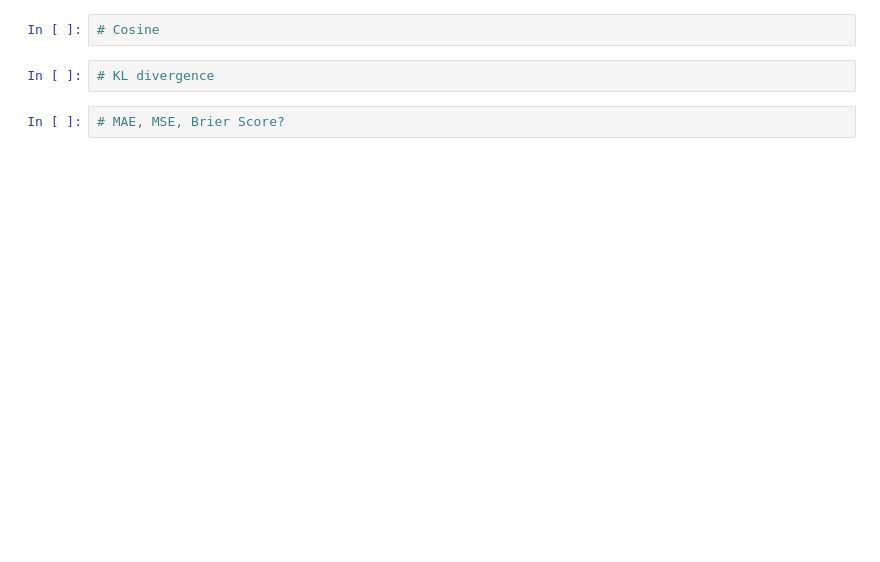
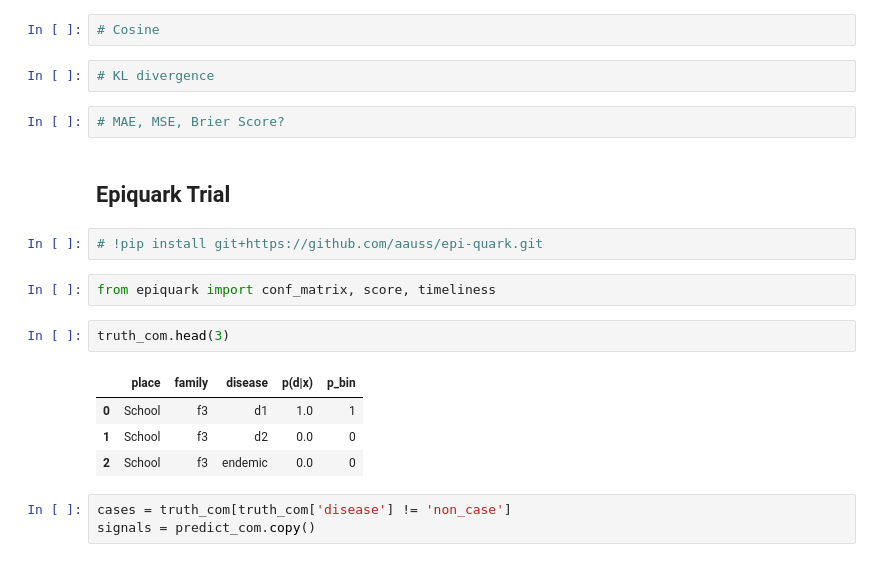
Before and after one commit to SahputraS/Outbreak-Simulation-and-Detection-Testing, a Jupyter notebook: Outbreak_Detection_Evaluation.ipynb, the cells around one changed output. Cells and saved outputs as stored; diff of their text form; blank space fills up the shorter version.

```diff
--- a/Outbreak_Detection_Evaluation.ipynb
+++ b/Outbreak_Detection_Evaluation.ipynb
@@ -425,3 +523,19 @@ Macro F1: 0.4807692307692308
 # KL divergence
 # %%
 # MAE, MSE, Brier Score?
+# %% [markdown]
+## Epiquark Trial
+# %%
+# !pip install git+https://github.com/aauss/epi-quark.git
+# %%
+from epiquark import conf_matrix, score, timeliness
+# %%
+truth_com.head(3)
+# %% [output]
+|  | place | family | disease | p(d|x) | p_bin |
+| 0 | School | f3 | d1 | 1.0 | 1 |
+| 1 | School | f3 | d2 | 0.0 | 0 |
+| 2 | School | f3 | endemic | 0.0 | 0 |
+# %%
+cases = truth_com[truth_com['disease'] != 'non_case']
+signals = predict_com.copy()
```
Also changed, not shown: parts of 16 cells of this notebook.
